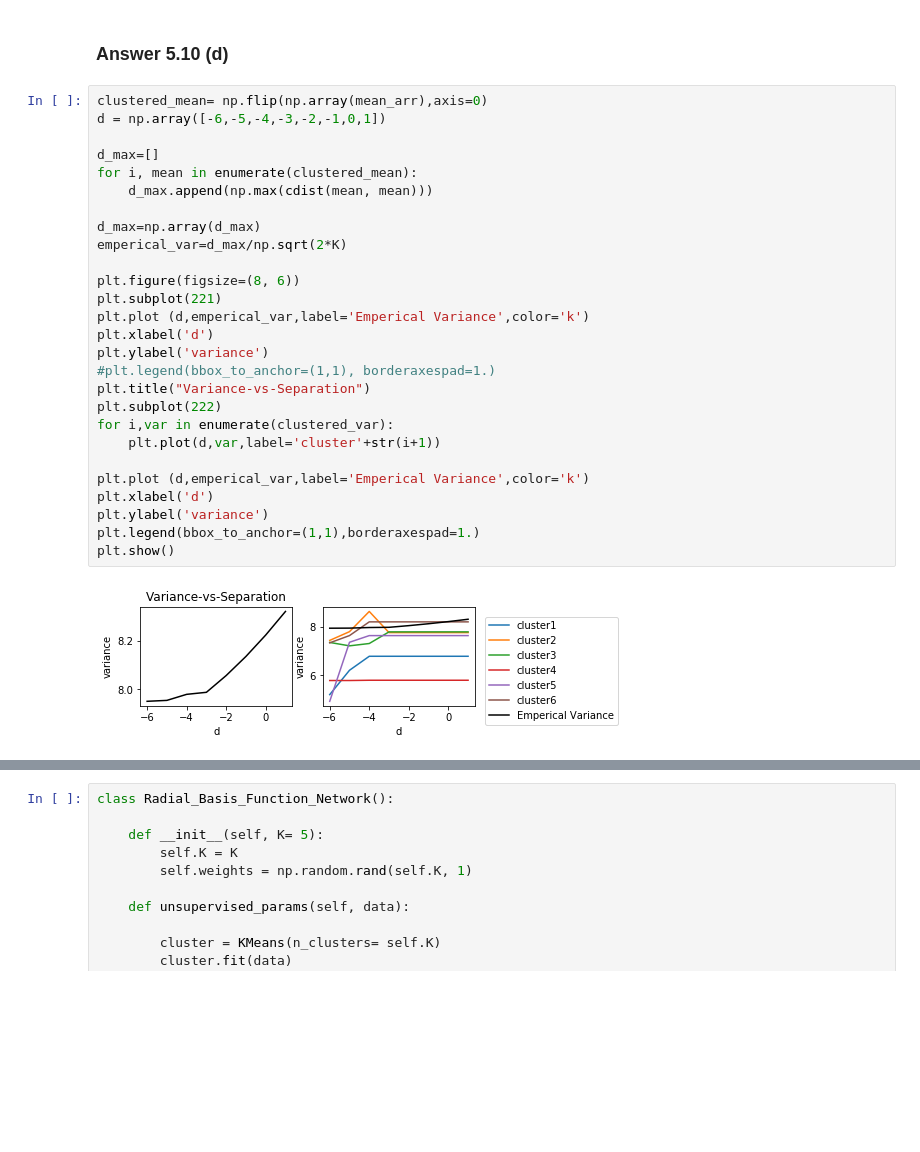
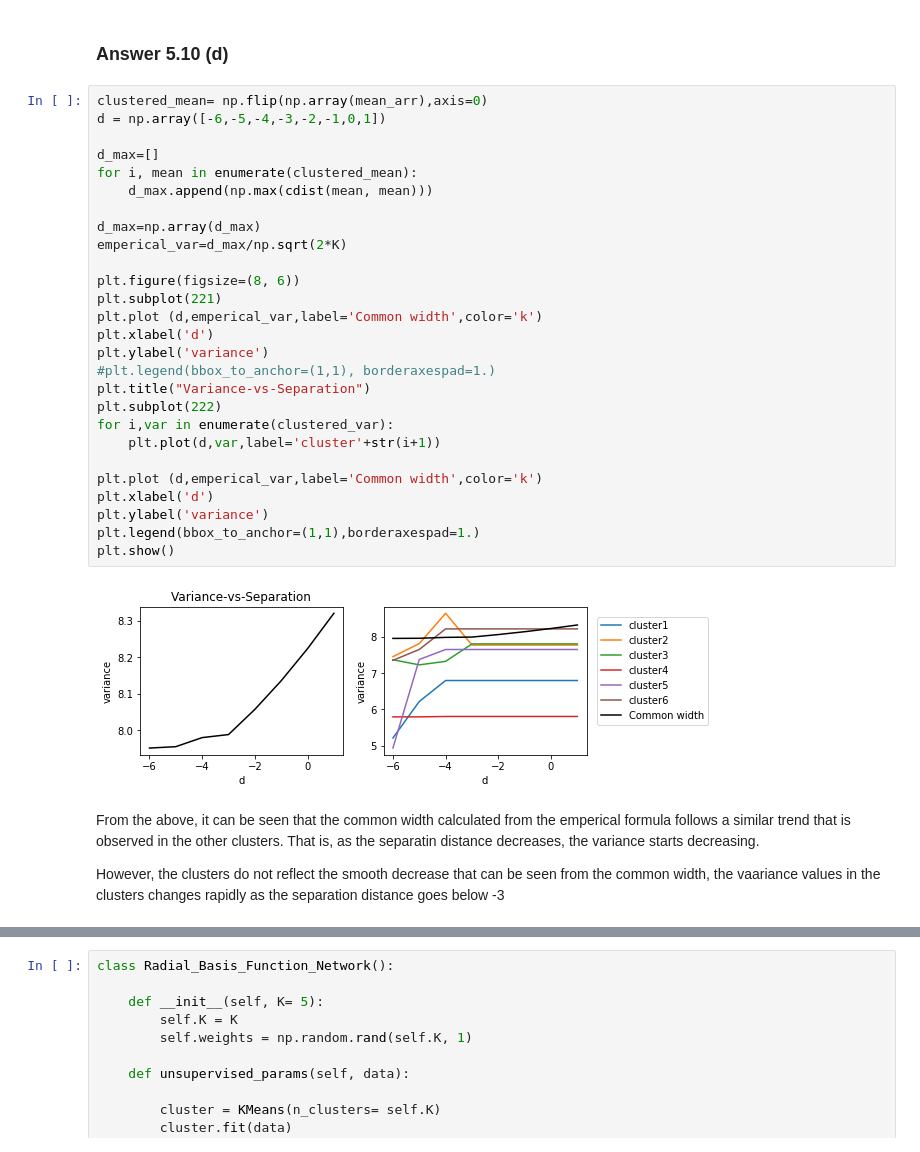
Before and after one commit to debaraj-barua/neural-networks-ws17, a Jupyter notebook: Assignment08/NN_DebarajBarua_NareshKumarGurulingan_271117/NN_DebarajBarua_NareshKumarGurulingan_271117_src/NN_DebarajBarua_NareshKumarGurulingan_271117.ipynb, the cells around one changed output, grey strips where cells are left out. Saved outputs shown, nothing was run; the diff lists cells and outputs as text; blank space fills up the shorter version.

```diff
--- a/Assignment08/NN_DebarajBarua_NareshKumarGurulingan_271117/NN_DebarajBarua_NareshKumarGurulingan_271117_src/NN_DebarajBarua_NareshKumarGurulingan_271117.ipynb
+++ b/Assignment08/NN_DebarajBarua_NareshKumarGurulingan_271117/NN_DebarajBarua_NareshKumarGurulingan_271117_src/NN_DebarajBarua_NareshKumarGurulingan_271117.ipynb
@@ -260,30 +273,34 @@ plt.show()
 # %%
 clustered_mean= np.flip(np.array(mean_arr),axis=0)
 d = np.array([-6,-5,-4,-3,-2,-1,0,1])
 
 d_max=[]
 for i, mean in enumerate(clustered_mean):
     d_max.append(np.max(cdist(mean, mean)))
 
 d_max=np.array(d_max)
 emperical_var=d_max/np.sqrt(2*K)
 
 plt.figure(figsize=(8, 6))
 plt.subplot(221)
-plt.plot (d,emperical_var,label='Emperical Variance',color='k')
+plt.plot (d,emperical_var,label='Common width',color='k')
 plt.xlabel('d')
 plt.ylabel('variance')
 #plt.legend(bbox_to_anchor=(1,1), borderaxespad=1.)
 plt.title("Variance-vs-Separation")
 plt.subplot(222)
 for i,var in enumerate(clustered_var):
     plt.plot(d,var,label='cluster'+str(i+1))
 
-plt.plot (d,emperical_var,label='Emperical Variance',color='k')
+plt.plot (d,emperical_var,label='Common width',color='k')
 plt.xlabel('d')
 plt.ylabel('variance')
 plt.legend(bbox_to_anchor=(1,1),borderaxespad=1.)
 plt.show()
 # %% [output]
-[figure, old version]
+[figure, new version]
+# %% [markdown]
+From the above, it can be seen that the common width calculated from the emperical formula follows a similar trend that is observed in the other clusters. That is, as the separatin distance decreases, the variance starts decreasing.
+
+However, the clusters do not reflect the smooth decrease that can be seen from the common width, the vaariance values in the clusters changes rapidly as the separation distance goes below -3
 # %% [markdown]
```
Also changed, not shown: parts of 14 cells of this notebook, 5 other files.
